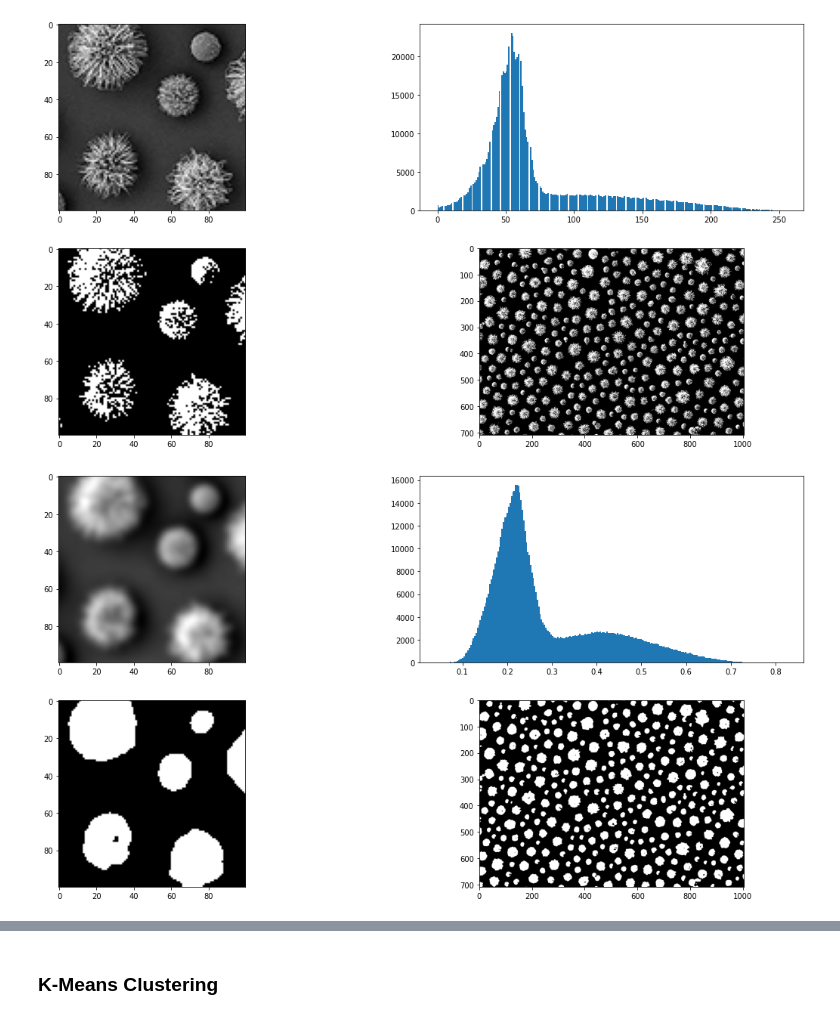
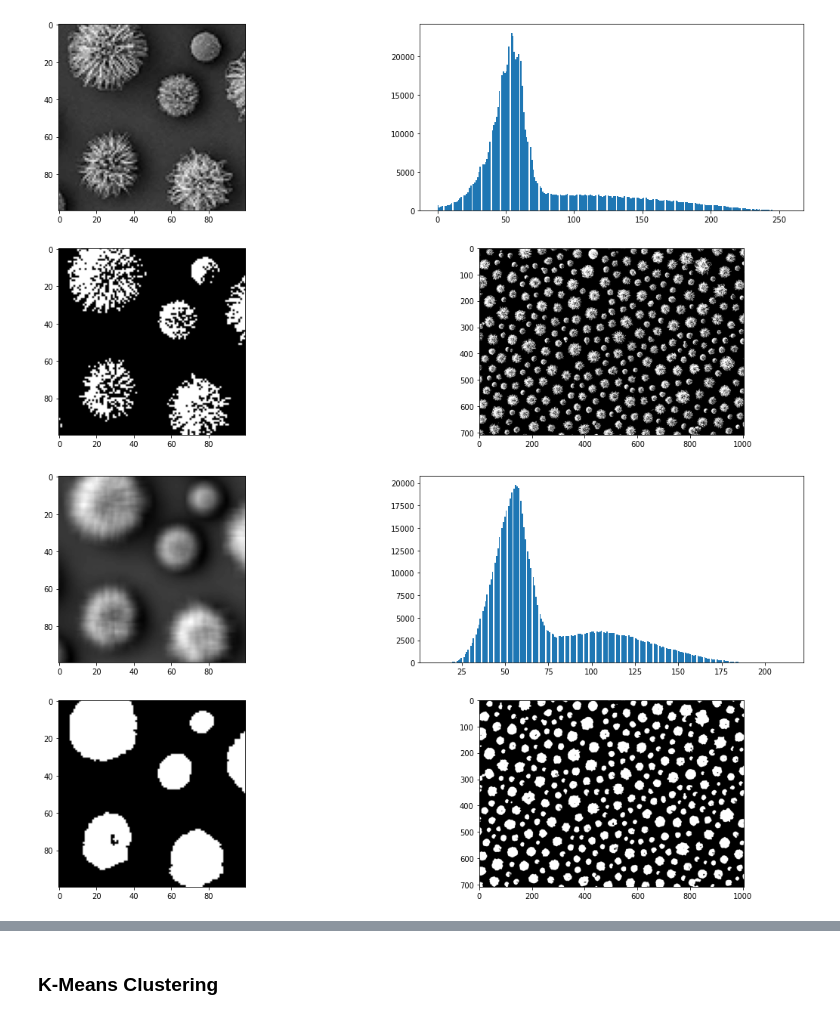
Before and after one commit to borislevant/cvplayground, a Jupyter notebook: segmentation.ipynb, the cells around one changed output, grey strips where cells are left out. Saved outputs shown, nothing was run; the diff lists cells and outputs as text; code cells hidden in the pictures.

```diff
--- a/segmentation.ipynb
+++ b/segmentation.ipynb
@@ -33,17 +33,18 @@ remote: Total 56 (delta 12), reused 0 (delta 0), pack-reused 23
 Unpacking objects: 100% (56/56), done.
 [figure]
 # %%
-blurred_image = gaussian(img, sigma=2)
+#blurred_image = gaussian(img, sigma=2)
+ksize = 7
+kernel = np.ones((ksize, ksize),np.float32)/ksize/ksize
+blurred_image = cv2.filter2D(img, -1, kernel)
 
 t2 = threshold_otsu(blurred_image, nbins=nbins)
-img_th2 = blurred_image.copy()
-img_th2[img_th2 <= t2] = 0
-img_th2[img_th2 > t2] = 255
+ret, img_th2 = cv2.threshold(blurred_image, t2, 255, cv2.THRESH_BINARY)
 fig, ax = plt.subplots(2, 2, figsize=(20, 10))
 ax[0, 0].imshow(blurred_image[p1:p2, p1:p2], cmap='gray')
 ax[0, 1].hist(blurred_image.flatten(), bins=nbins)
 ax[1, 0].imshow(img_th2[p1:p2, p1:p2], cmap='gray')
 ax[1, 1].imshow(img_th2, cmap='gray')
 plt.show()
 # %% [output]
-[figure, old version]
+[figure, new version]
```
Also changed, not shown: parts of 1 cell of this notebook.
